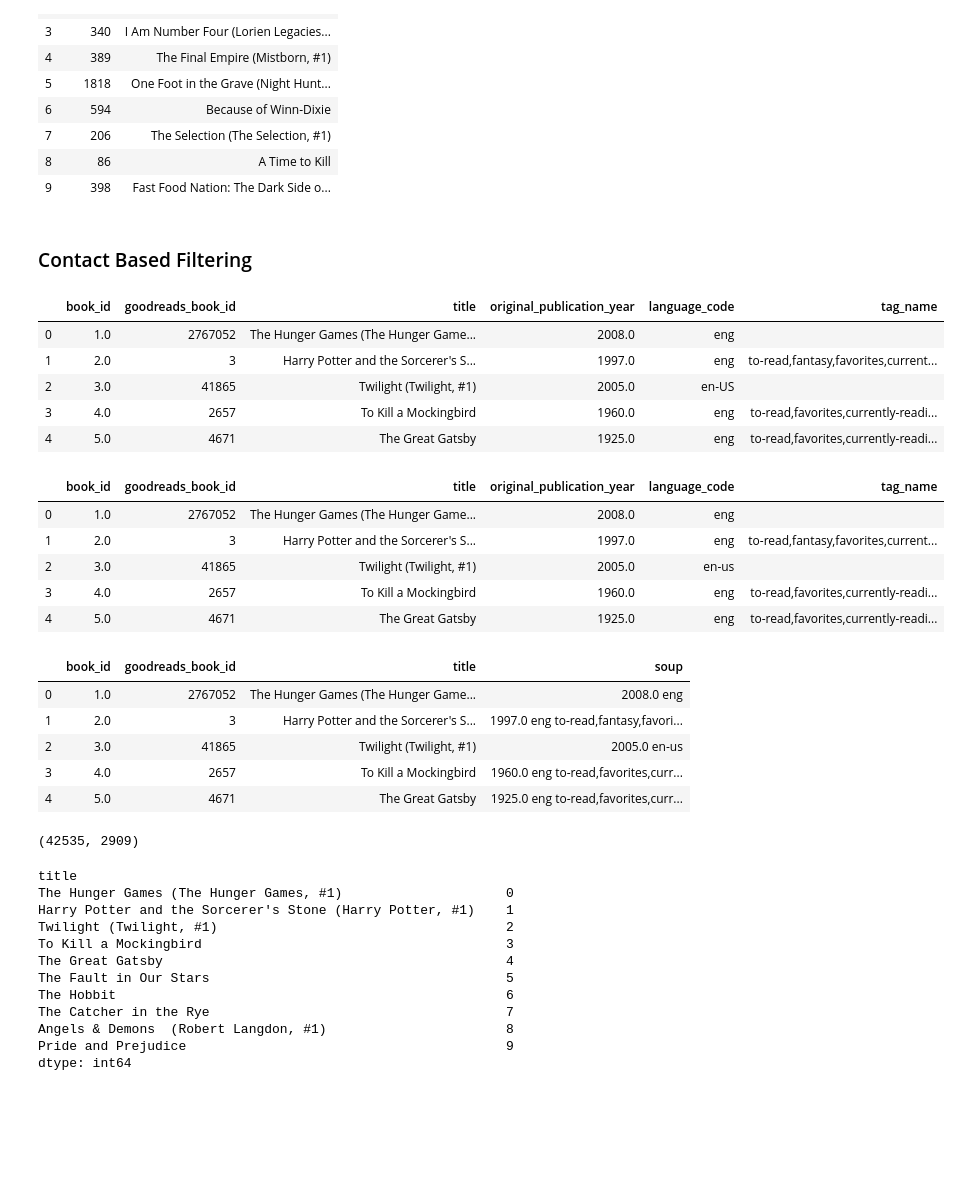
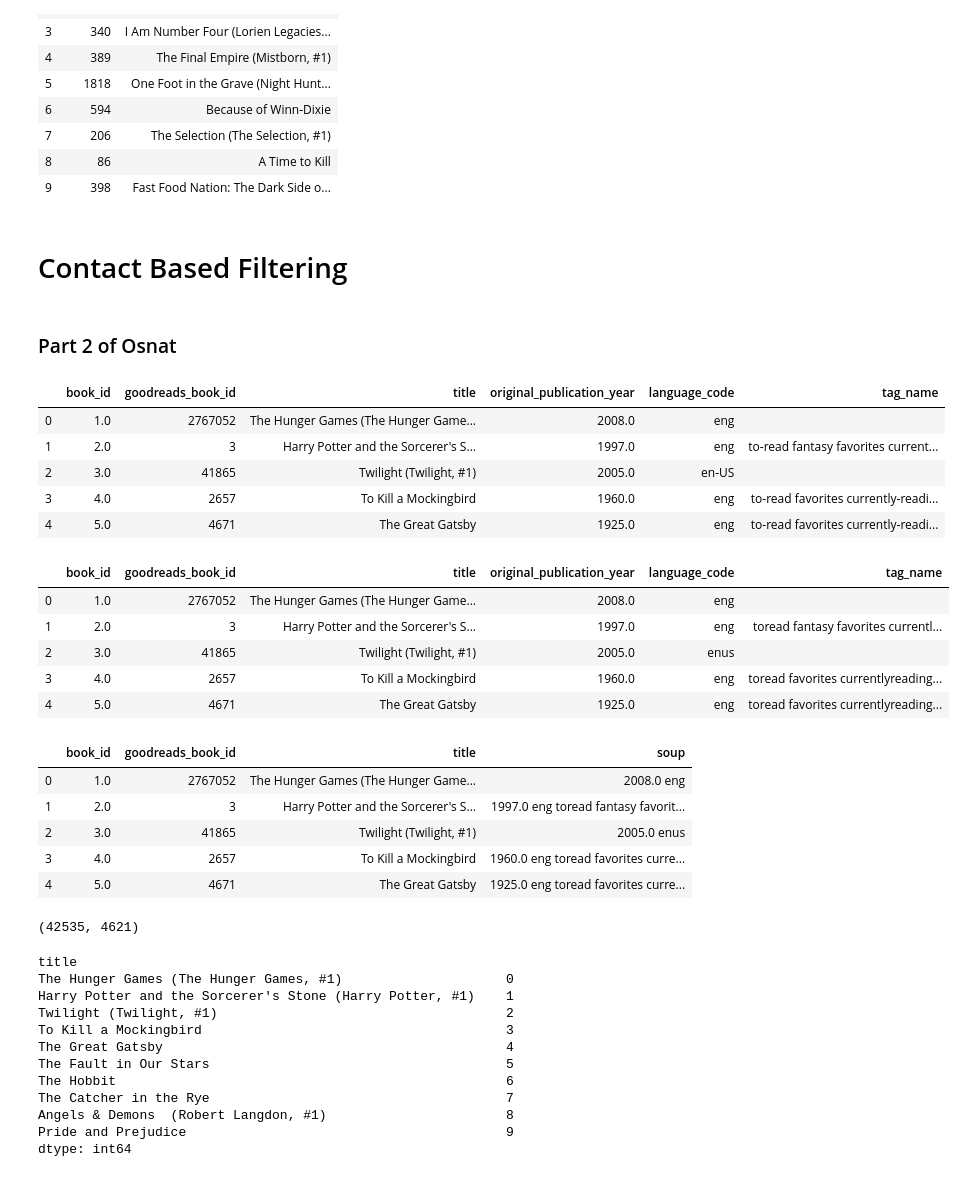
Before and after one commit to Lea1612/AI_Recommender_Systems, a Jupyter notebook: Notebook.ipynb, the cells around one changed output. Saved outputs shown, nothing was run; the diff lists cells and outputs as text; code cells hidden in the pictures; blank space fills up the shorter version.

Commit message:
Added all parts of Osnat, removed MemoryException bug, reorganized content based algorithm

```diff
--- a/Notebook.ipynb
+++ b/Notebook.ipynb
@@ -423,11 +339,13 @@ recommendations_by_user[['book_id', 'title']].head(10)
 # %%
 # Validate the equations at the PDF File if we need to implement them.
 # %% [markdown]
-### Contact Based Filtering
+# Contact Based Filtering
+# %% [markdown]
+### Part 2 of Osnat
 # %%
 bookreads_tags_df = pd.merge(books_tags_df, tags_df, on='tag_id', how='inner')
 
-groupped_data = bookreads_tags_df.groupby('goodreads_book_id', as_index=False)['tag_name'].transform(lambda x: ','.join(x))
+groupped_data = bookreads_tags_df.groupby('goodreads_book_id', as_index=False)['tag_name'].transform(lambda x: ' '.join(x))
 books_tags_row_df = pd.DataFrame(data={'goodreads_book_id': groupped_data.index.tolist(), 'tag_name': groupped_data['tag_name'].values.tolist()})
 
 b_t_df = pd.merge(books_df[['book_id', 'goodreads_book_id', 'title', 'original_publication_year','language_code']], books_tags_row_df, on='goodreads_book_id', how='outer')
@@ -437,39 +355,36 @@ b_t_df.head()
 # %% [output]
 |  | book_id | goodreads_book_id | title | original_publication_year | language_code | tag_name |
 | 0 | 1.0 | 2767052 | The Hunger Games (The Hunger Game... | 2008.0 | eng |  |
-| 1 | 2.0 | 3 | Harry Potter and the Sorcerer's S... | 1997.0 | eng | to-read,fantasy,favorites,current... |
+| 1 | 2.0 | 3 | Harry Potter and the Sorcerer's S... | 1997.0 | eng | to-read fantasy favorites current... |
 | 2 | 3.0 | 41865 | Twilight (Twilight, #1) | 2005.0 | en-US |  |
-| 3 | 4.0 | 2657 | To Kill a Mockingbird | 1960.0 | eng | to-read,favorites,currently-readi... |
-| 4 | 5.0 | 4671 | The Great Gatsby | 1925.0 | eng | to-read,favorites,currently-readi... |
+| 3 | 4.0 | 2657 | To Kill a Mockingbird | 1960.0 | eng | to-read favorites currently-readi... |
+| 4 | 5.0 | 4671 | The Great Gatsby | 1925.0 | eng | to-read favorites currently-readi... |
 # %%
 def clean_data(x):
     x = str(x)
-    return str.lower(x.replace(' ', ''))
+    x = str.lower(x)
+    x = x.replace('-', '')
+    return x
 
 
 features = ['original_publication_year', 'language_code', 'tag_name']
 
 for feature in features:
     b_t_df[feature] = b_t_df[feature].apply(clean_data)
 
 b_t_df.head()
 # %% [output]
 |  | book_id | goodreads_book_id | title | original_publication_year | language_code | tag_name |
 | 0 | 1.0 | 2767052 | The Hunger Games (The Hunger Game... | 2008.0 | eng |  |
-| 1 | 2.0 | 3 | Harry Potter and the Sorcerer's S... | 1997.0 | eng | to-read,fantasy,favorites,current... |
-| 2 | 3.0 | 41865 | Twilight (Twilight, #1) | 2005.0 | en-us |  |
-| 3 | 4.0 | 2657 | To Kill a Mockingbird | 1960.0 | eng | to-read,favorites,currently-readi... |
-| 4 | 5.0 | 4671 | The Great Gatsby | 1925.0 | eng | to-read,favorites,currently-readi... |
+| 1 | 2.0 | 3 | Harry Potter and the Sorcerer's S... | 1997.0 | eng | toread fantasy favorites currentl... |
+| 2 | 3.0 | 41865 | Twilight (Twilight, #1) | 2005.0 | enus |  |
+| 3 | 4.0 | 2657 | To Kill a Mockingbird | 1960.0 | eng | toread favorites currentlyreading... |
+| 4 | 5.0 | 4671 | The Great Gatsby | 1925.0 | eng | toread favorites currentlyreading... |
 # %%
-# def create_soup(x):
-#     return ' '.join(x['original_publication_year']) + ' ' + ' '.join(x['language_code']) + ' ' + x['tag_name']
-
-
 def create_soup(x):
     return x['original_publication_year'] + ' ' + x['language_code'] + ' ' + x['tag_name']
 
 
-# Create a new soup feature
 b_t_df['soup'] = b_t_df.apply(create_soup, axis=1)
 b_t_df.drop(['original_publication_year', 'language_code', 'tag_name'], axis=1, inplace=True)
 
@@ -477,15 +392,14 @@ b_t_df.head()
 # %% [output]
 |  | book_id | goodreads_book_id | title | soup |
 | 0 | 1.0 | 2767052 | The Hunger Games (The Hunger Game... | 2008.0 eng |
-| 1 | 2.0 | 3 | Harry Potter and the Sorcerer's S... | 1997.0 eng to-read,fantasy,favori... |
-| 2 | 3.0 | 41865 | Twilight (Twilight, #1) | 2005.0 en-us |
-| 3 | 4.0 | 2657 | To Kill a Mockingbird | 1960.0 eng to-read,favorites,curr... |
-| 4 | 5.0 | 4671 | The Great Gatsby | 1925.0 eng to-read,favorites,curr... |
+| 1 | 2.0 | 3 | Harry Potter and the Sorcerer's S... | 1997.0 eng toread fantasy favorit... |
+| 2 | 3.0 | 41865 | Twilight (Twilight, #1) | 2005.0 enus |
+| 3 | 4.0 | 2657 | To Kill a Mockingbird | 1960.0 eng toread favorites curre... |
+| 4 | 5.0 | 4671 | The Great Gatsby | 1925.0 eng toread favorites curre... |
 # %%
-#Add 7
 count = CountVectorizer(stop_words='english')
 count_matrix = count.fit_transform(b_t_df['soup'])
 print(count_matrix.shape)
 # %% [output]
-(42535, 2909)
+(42535, 4621)
 # %%
```
Also changed, not shown: parts of 17 cells of this notebook.
